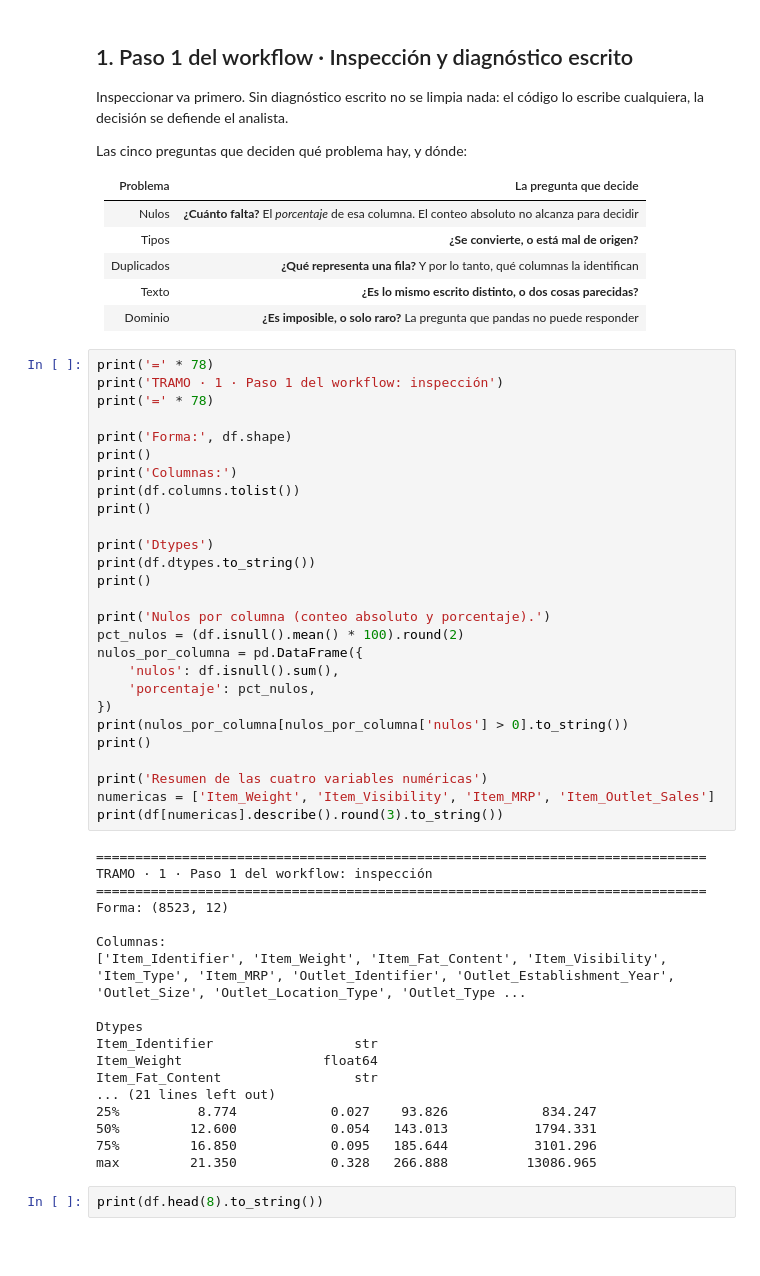
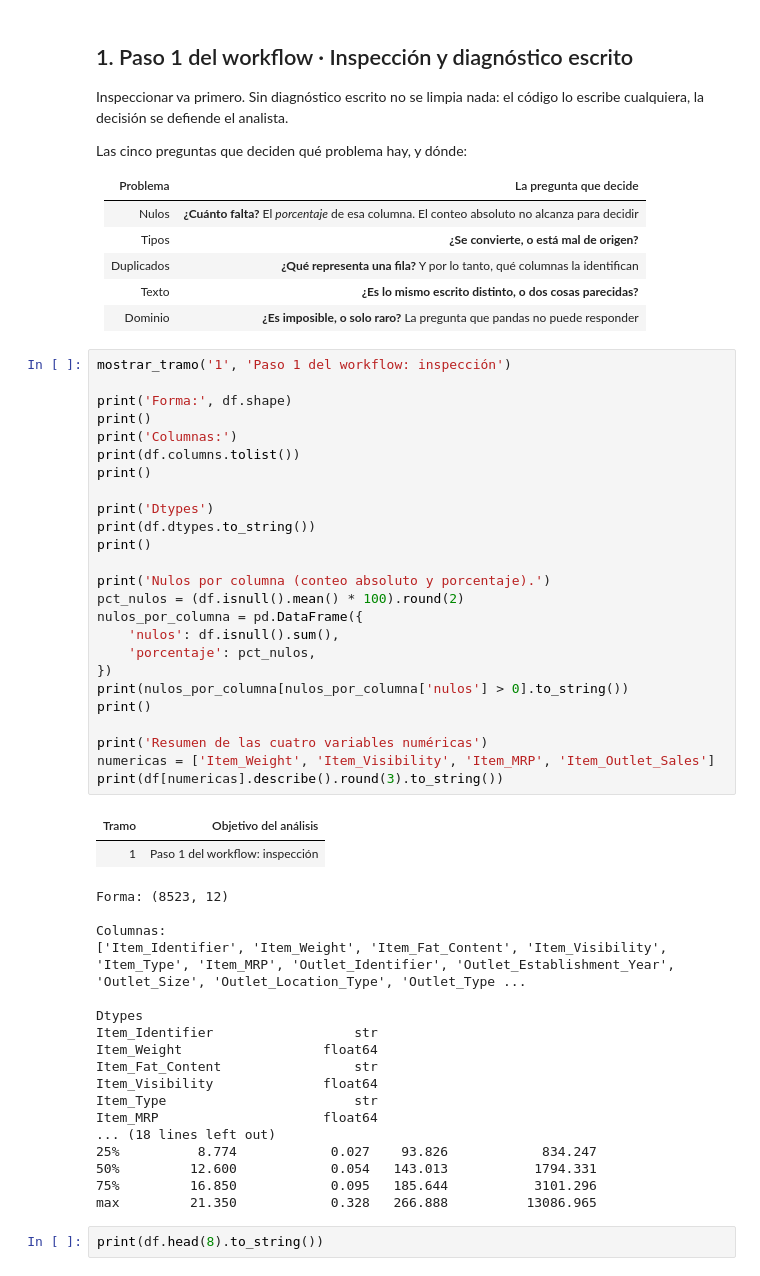
Before and after one commit to Breinersmartinez/Data-analysis, a Jupyter notebook: EDA_bigmart_sales.ipynb, the cells around one changed output. Drawn from its saved outputs; the diff is of its cells as text; blank space fills up the shorter version.

```diff
--- a/EDA_bigmart_sales.ipynb
+++ b/EDA_bigmart_sales.ipynb
@@ -140,36 +157,33 @@ Las cinco preguntas que deciden qué problema hay, y dónde:
 | Texto | **¿Es lo mismo escrito distinto, o dos cosas parecidas?** |
 | Dominio | **¿Es imposible, o solo raro?** La pregunta que pandas no puede responder |
 # %%
-print('=' * 78)
-print('TRAMO · 1 · Paso 1 del workflow: inspección')
-print('=' * 78)
+mostrar_tramo('1', 'Paso 1 del workflow: inspección')
 
 print('Forma:', df.shape)
 print()
 print('Columnas:')
 print(df.columns.tolist())
 print()
 
 print('Dtypes')
 print(df.dtypes.to_string())
 print()
 
 print('Nulos por columna (conteo absoluto y porcentaje).')
 pct_nulos = (df.isnull().mean() * 100).round(2)
 nulos_por_columna = pd.DataFrame({
     'nulos': df.isnull().sum(),
     'porcentaje': pct_nulos,
 })
 print(nulos_por_columna[nulos_por_columna['nulos'] > 0].to_string())
 print()
 
 print('Resumen de las cuatro variables numéricas')
 numericas = ['Item_Weight', 'Item_Visibility', 'Item_MRP', 'Item_Outlet_Sales']
 print(df[numericas].describe().round(3).to_string())
 # %% [output]
+| Tramo | Objetivo del análisis |
+| 1 | Paso 1 del workflow: inspección |
-==============================================================================
-TRAMO · 1 · Paso 1 del workflow: inspección
-==============================================================================
 Forma: (8523, 12)
 
 Columnas:
@@ -179,7 +193,10 @@ Dtypes
 Item_Identifier                  str
 Item_Weight                  float64
 Item_Fat_Content                 str
-... (21 lines left out)
+Item_Visibility              float64
+Item_Type                        str
+Item_MRP                     float64
+... (18 lines left out)
 25%          8.774            0.027    93.826            834.247
 50%         12.600            0.054   143.013           1794.331
 75%         16.850            0.095   185.644           3101.296
```
Also changed, not shown: parts of 42 cells of this notebook.
